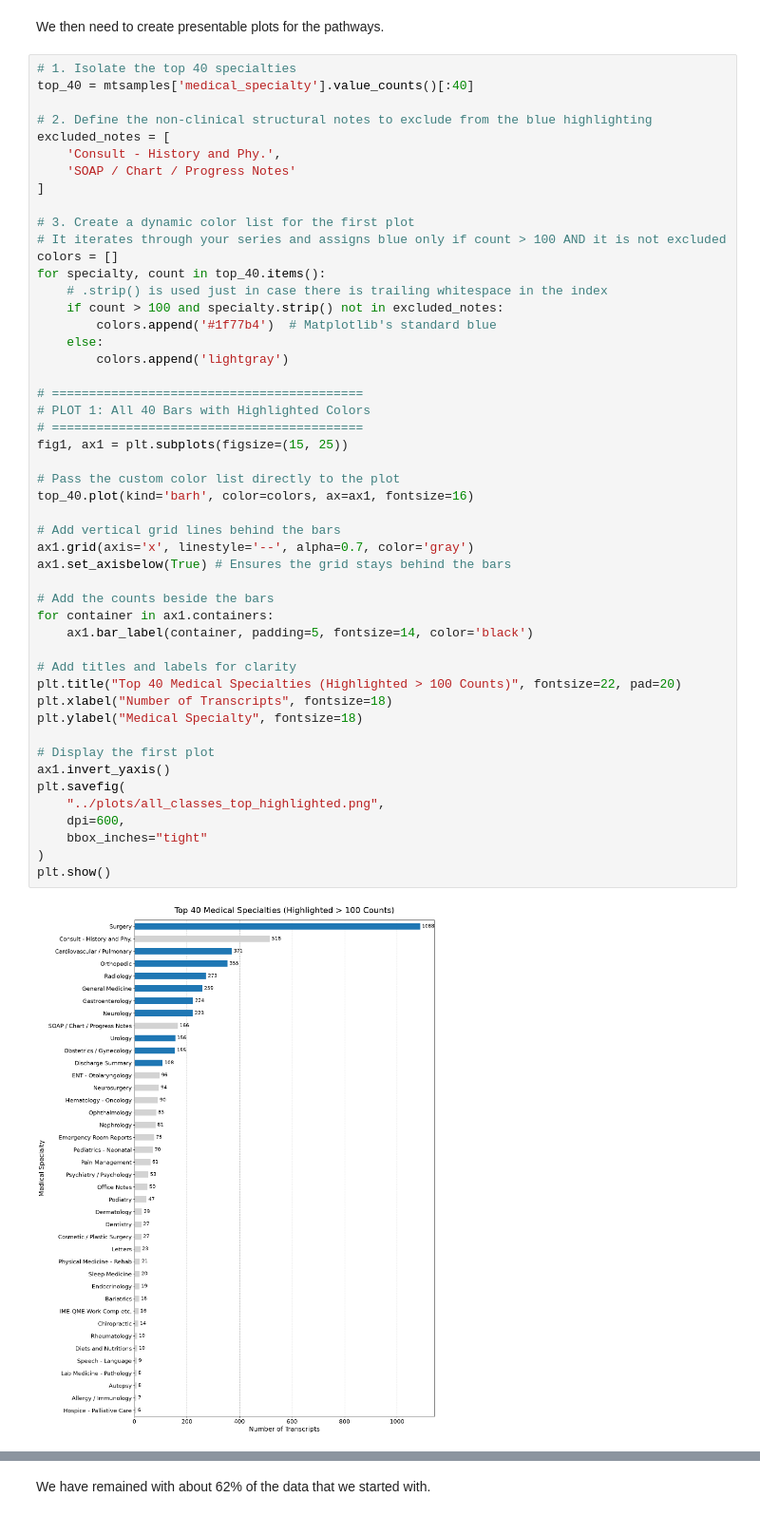
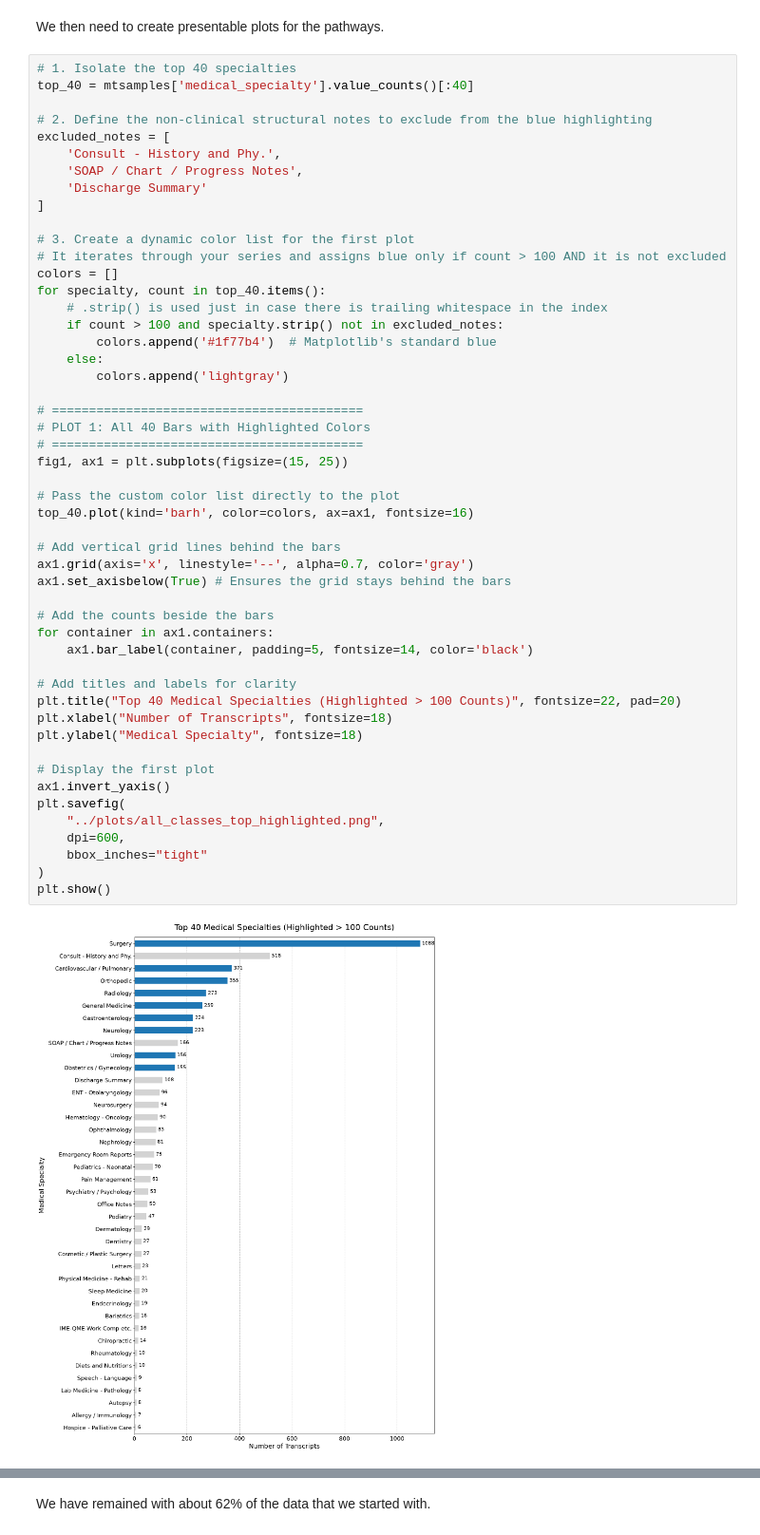
Before and after one commit to Simon-Kimanzi/Eneza-Data-Science-Residential-training-2026, a Jupyter notebook: project_5/src/data_cleaning.ipynb, the cells around one changed output, grey strips where cells are left out. Shown at 95% size. Cells and saved outputs as stored; diff of their text form.

Commit message:
Updated figures to remove discharge summaries.

```diff
--- a/project_5/src/data_cleaning.ipynb
+++ b/project_5/src/data_cleaning.ipynb
@@ -182,7 +182,8 @@ top_40 = mtsamples['medical_specialty'].value_counts()[:40]
 # 2. Define the non-clinical structural notes to exclude from the blue highlighting
 excluded_notes = [
     'Consult - History and Phy.',
-    'SOAP / Chart / Progress Notes'
+    'SOAP / Chart / Progress Notes',
+    'Discharge Summary'
 ]
 
 # 3. Create a dynamic color list for the first plot
@@ -198,34 +199,34 @@ for specialty, count in top_40.items():
 # ==========================================
 # PLOT 1: All 40 Bars with Highlighted Colors
 # ==========================================
 fig1, ax1 = plt.subplots(figsize=(15, 25))
 
 # Pass the custom color list directly to the plot
 top_40.plot(kind='barh', color=colors, ax=ax1, fontsize=16)
 
 # Add vertical grid lines behind the bars
 ax1.grid(axis='x', linestyle='--', alpha=0.7, color='gray')
 ax1.set_axisbelow(True) # Ensures the grid stays behind the bars
 
 # Add the counts beside the bars
 for container in ax1.containers:
     ax1.bar_label(container, padding=5, fontsize=14, color='black')
 
 # Add titles and labels for clarity
 plt.title("Top 40 Medical Specialties (Highlighted > 100 Counts)", fontsize=22, pad=20)
 plt.xlabel("Number of Transcripts", fontsize=18)
 plt.ylabel("Medical Specialty", fontsize=18)
 
 # Display the first plot
 ax1.invert_yaxis()
 plt.savefig(
     "../plots/all_classes_top_highlighted.png",
     dpi=600,
     bbox_inches="tight"
 )
 plt.show()
 # %% [output]
-[figure, old version]
+[figure, new version]
 # %%
 # ==========================================
 # PLOT 2: Only the 9 Highlighted Specialties
```
Also changed, not shown: parts of 3 cells of this notebook, 4 other files.
